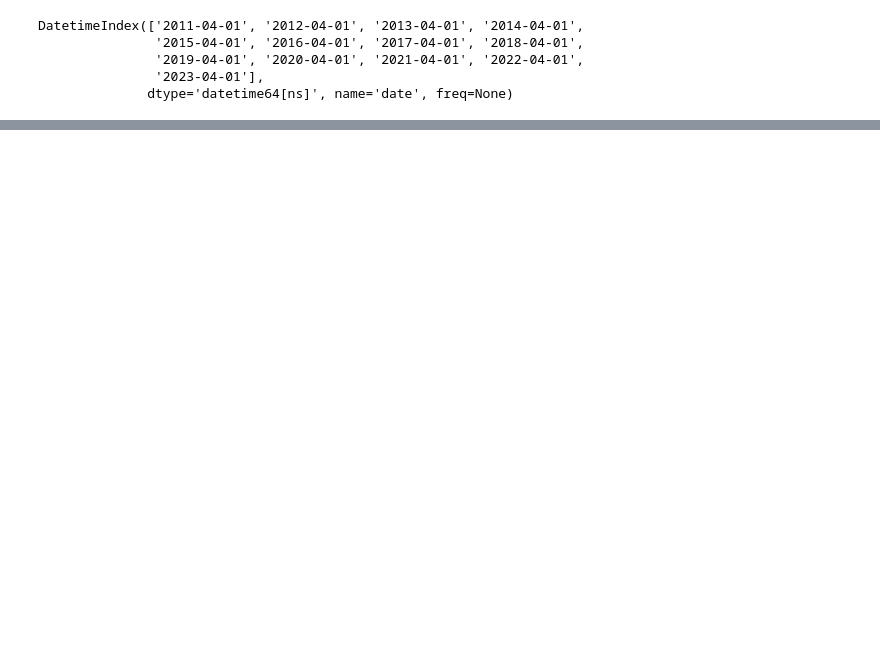
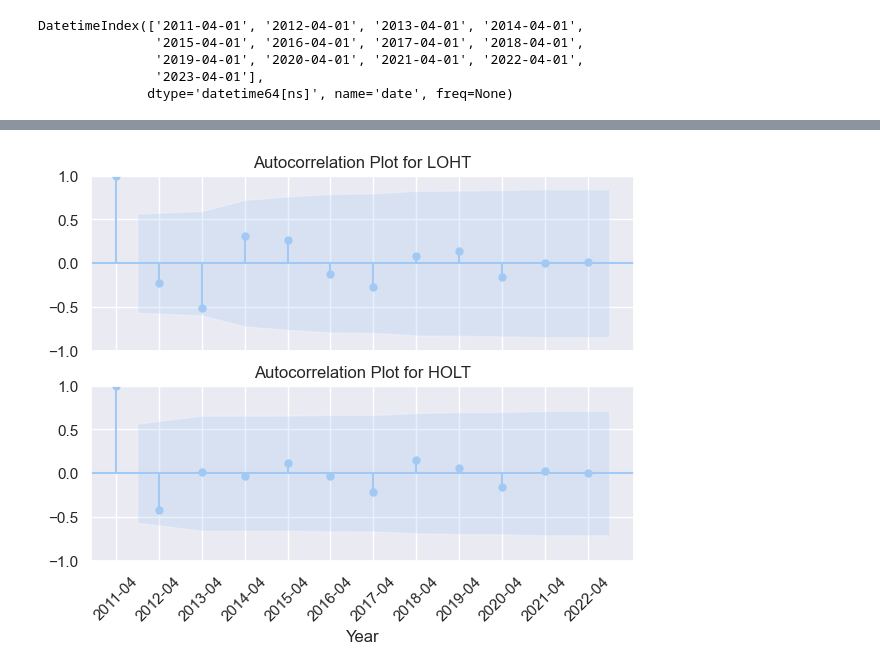
Before and after one commit to aalitvinov/vkrm_code, a Jupyter notebook: vkrm_code/main.ipynb, the cells around one changed output, grey strips where cells are left out. Drawn from its saved outputs; the diff is of its cells as text; code cells hidden in the pictures; blank space fills up the shorter version.

```diff
--- a/vkrm_code/main.ipynb
+++ b/vkrm_code/main.ipynb
@@ -225,0 +206,11 @@ plt.subplots_adjust(bottom=0.15)
+# %%
+sectored_strategies = dict()
+for sect in sectors_info.unique():
+    print(sect)
+    sector_companies = sectors_info[sectors_info == sect].index.to_list()
+    universe = Universe(diff_vector, ychopmdf, asset_turnover, returns, volume)
+    universe.symbols = sector_companies
+    universe.prune_companies()
+    strategy = Strategy()
+    strategy.construct_portfolios(universe, pd.DateOffset(years=1))
+    sectored_strategies[sect] = strategy
@@ -225,0 +303,4 @@ plt.subplots_adjust(bottom=0.15)
+# %%
+plot_acf_cmp(summarize_strategies(sectored_strategies["Industrials"]).T)
+# %% [output]
+[figure, added]
```
Also changed, not shown: parts of 35 cells of this notebook, 12 other files.
